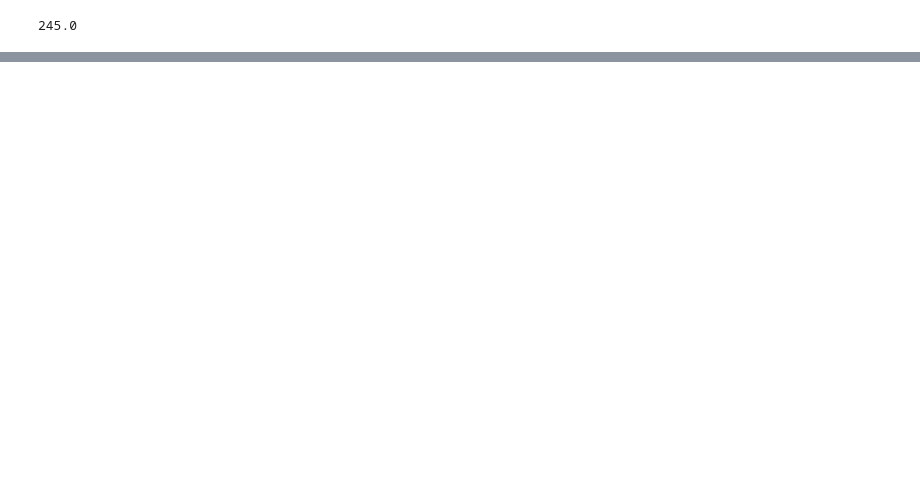
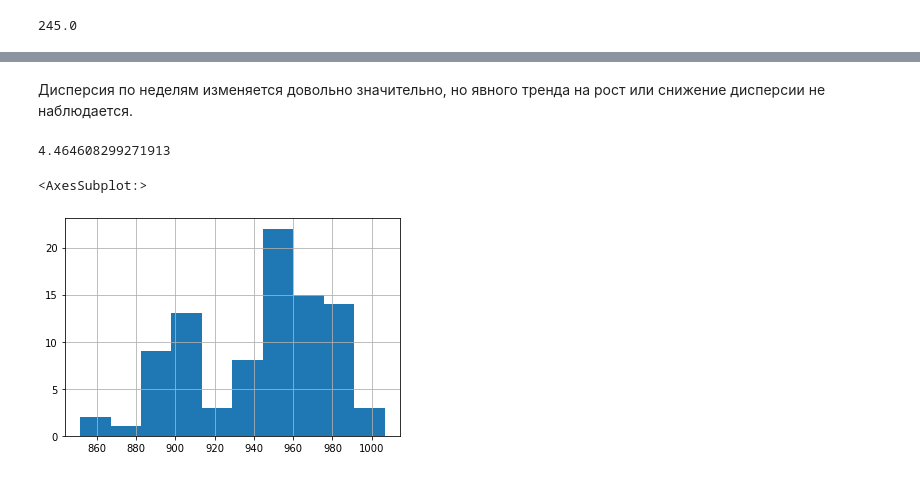
Before and after one commit to zorkateam/omd, a Jupyter notebook: exp/Home_task_3-3.ipynb, the cells around one changed output, grey strips where cells are left out. Cells and saved outputs as stored; diff of their text form; code cells hidden in the pictures; blank space fills up the shorter version.

```diff
--- a/exp/Home_task_3-3.ipynb
+++ b/exp/Home_task_3-3.ipynb
@@ -329,0 +346,21 @@ df_std.head()
+# %% [markdown]
+Дисперсия по неделям изменяется довольно значительно, но явного тренда на рост или снижение дисперсии не наблюдается.
+# %%
+len(df.user_id)/df.user_id.nunique()
+# %% [output]
+4.464608299271913
+# %%
+def std_days(df, n):
+    start_day = df.date.min()
+    std = {}
+    for days in range(n):
+        end_day = start_day + timedelta(days)
+        std[days] = np.std(df[(df.date >= start_day) & (df.date <= end_day)].revenue)
+    return pd.DataFrame(data={'days':std.keys(),  'std':std.values()})
+# %%
+df_std = std_days(df, 90)
+# %%
+df_std['std'].hist()
+# %% [output]
+<AxesSubplot:>
+[figure, added]
```
Also changed, not shown: parts of 23 cells of this notebook.
